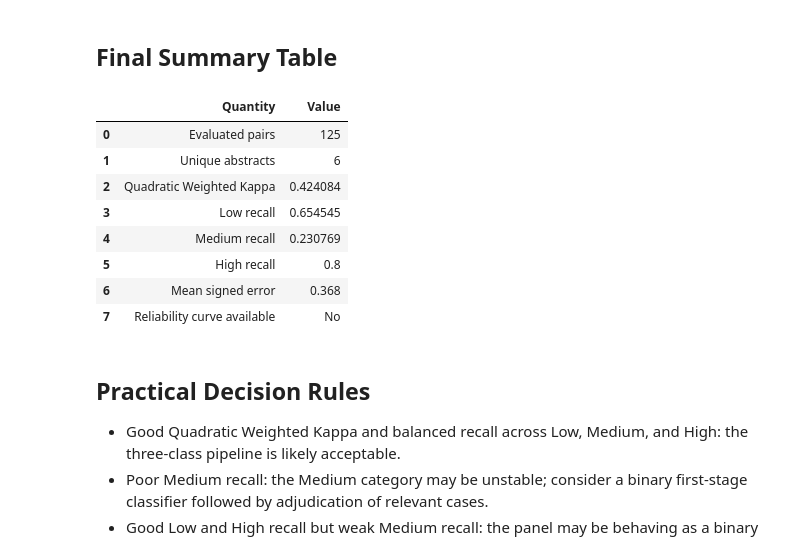
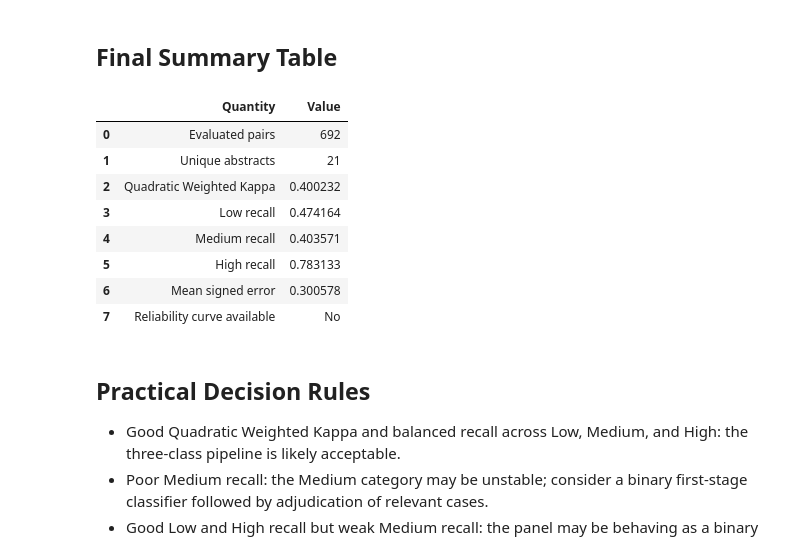
Before and after one commit to pigalleg/article-classifier, a Jupyter notebook: notebooks/10_affinity_diagnostics_metrics.ipynb, the cells around one changed output. Drawn from its saved outputs; the diff is of its cells as text; code cells hidden in the pictures.

```diff
--- a/notebooks/10_affinity_diagnostics_metrics.ipynb
+++ b/notebooks/10_affinity_diagnostics_metrics.ipynb
@@ -216,29 +187,17 @@ The cleaner normalizes variants such as `low`, `LOW`, `med`, `medium`, and `high
 - Medium = 1
 - High = 2
 # %%
-# Assume labels are already canonical: 'Low', 'Moderate', 'High'.
-# We only coerce simple numeric encodings (0/1/2) and case-insensitive canonical names.
+# Assume labels are canonical: 'Low', 'Moderate', 'High'.
 eval_df = df_raw.copy()
 rows_before = len(eval_df)
 
-def _to_canonical_label(v):
-    if pd.isna(v):
-        return np.nan
-    if isinstance(v, (int, np.integer)):
-        return NUM_TO_LABEL.get(int(v), np.nan)
-    s = str(v).strip()
-    s_low = s.lower()
-    if s_low in {'low', 'moderate', 'high'}:
-        return s_low.capitalize()
-    return np.nan
+expert_labels = eval_df[expert_col].map(normalize_label)
+pred_labels = eval_df[prediction_col].map(normalize_label)
+valid_mask = expert_labels.notna() & pred_labels.notna()
 
-
-eval_df['expert_label_clean'] = eval_df[expert_col_inferred].apply(_to_canonical_label)
-eval_df['pred_label_clean'] = eval_df[prediction_col_inferred].apply(_to_canonical_label)
-
-eval_df = eval_df.dropna(subset=['expert_label_clean', 'pred_label_clean']).copy()
-eval_df['expert_num'] = eval_df['expert_label_clean'].map(LABEL_TO_NUM).astype(int)
-eval_df['pred_num'] = eval_df['pred_label_clean'].map(LABEL_TO_NUM).astype(int)
+eval_df = eval_df.loc[valid_mask].copy()
+eval_df['expert_num'] = expert_labels.loc[valid_mask].map(LABEL_TO_NUM).astype(int).to_numpy()
+eval_df['pred_num'] = pred_labels.loc[valid_mask].map(LABEL_TO_NUM).astype(int).to_numpy()
 
 rows_after = len(eval_df)
 rows_removed = rows_before - rows_after
@@ -248,8 +207,8 @@ print(f'Rows after cleaning:  {rows_after:,}')
 print(f'Rows removed:         {rows_removed:,}')
 
 print(f'Evaluated (abstract, question) pairs after cleaning: {rows_after:,}')
-if abstract_id_col_inferred is not None and abstract_id_col_inferred in eval_df.columns:
-    print(f'Unique abstracts: {eval_df[abstract_id_col_inferred].nunique():,}')
+if abstract_id_col in eval_df.columns:
+    print(f'Unique abstracts: {eval_df[abstract_id_col].nunique():,}')
 else:
     print('Unique abstracts: not available (abstract_id_col not found).')
 print(f'Unique abstract indices: {df_raw.Abstract_Index.unique().size:,}')
@@ -373,14 +448,14 @@ Otherwise, if `panel_vote_cols` is provided, agreement strength is computed as t
 # %%
 reliability_df = None
 
-def compute_agreement_strength(row, pred_col, vote_cols):
-    final_label = row[pred_col]
+def compute_agreement_strength(row, pred_col_name, vote_cols):
+    final_label = normalize_label(row[pred_col_name])
     votes = row[vote_cols].dropna()
     if len(votes) == 0:
         return np.nan
     votes_clean = votes.map(normalize_label)
     votes_clean = votes_clean.dropna()
-    if len(votes_clean) == 0:
+    if len(votes_clean) == 0 or pd.isna(final_label):
         return np.nan
     return float((votes_clean == final_label).sum() / len(votes_clean))
 
@@ -395,7 +470,7 @@ elif panel_vote_cols:
     else:
         work = eval_df.copy()
         work['agreement_strength'] = work.apply(
-            compute_agreement_strength, axis=1, args=('pred_label_clean', panel_vote_cols)
+            compute_agreement_strength, axis=1, args=(prediction_col, panel_vote_cols)
         )
 else:
     print('Skipping reliability curve: set agreement_strength_col or panel_vote_cols to compute it.')
@@ -499,39 +574,39 @@ Bootstrap disabled (RUN_BOOTSTRAP = False).
 # %%
 summary_rows = [
     {'Quantity': 'Evaluated pairs', 'Value': int(len(eval_df))},
     {
         'Quantity': 'Unique abstracts',
-        'Value': int(eval_df[abstract_id_col_inferred].nunique())
-        if abstract_id_col_inferred is not None and abstract_id_col_inferred in eval_df.columns
+        'Value': int(eval_df[abstract_id_col].nunique())
+        if abstract_id_col in eval_df.columns
         else 'N/A',
     },
     {'Quantity': 'Quadratic Weighted Kappa', 'Value': float(qwk)},
     {'Quantity': 'Low recall', 'Value': float(recalls[0])},
     {'Quantity': 'Medium recall', 'Value': float(recalls[1])},
     {'Quantity': 'High recall', 'Value': float(recalls[2])},
     {'Quantity': 'Mean signed error', 'Value': float(mean_signed_error)},
 ]
 
 if reliability_df is not None and len(reliability_df) > 0:
     summary_rows.extend([
         {'Quantity': 'Reliability curve available', 'Value': 'Yes'},
         {'Quantity': 'Lowest agreement-bin accuracy', 'Value': float(reliability_df['accuracy'].min())},
         {'Quantity': 'Highest agreement-bin accuracy', 'Value': float(reliability_df['accuracy'].max())},
     ])
 else:
     summary_rows.append({'Quantity': 'Reliability curve available', 'Value': 'No'})
 
 summary_df = pd.DataFrame(summary_rows)
 display(summary_df)
 # %% [output]
 |  | Quantity | Value |
-| 0 | Evaluated pairs | 125 |
-| 1 | Unique abstracts | 6 |
-| 2 | Quadratic Weighted Kappa | 0.424084 |
-| 3 | Low recall | 0.654545 |
-| 4 | Medium recall | 0.230769 |
-| 5 | High recall | 0.8 |
-| 6 | Mean signed error | 0.368 |
+| 0 | Evaluated pairs | 692 |
+| 1 | Unique abstracts | 21 |
+| 2 | Quadratic Weighted Kappa | 0.400232 |
+| 3 | Low recall | 0.474164 |
+| 4 | Medium recall | 0.403571 |
+| 5 | High recall | 0.783133 |
+| 6 | Mean signed error | 0.300578 |
 | 7 | Reliability curve available | No |
 # %% [markdown]
 ## Practical Decision Rules
```
Also changed, not shown: parts of 12 cells of this notebook, 2 other files.
